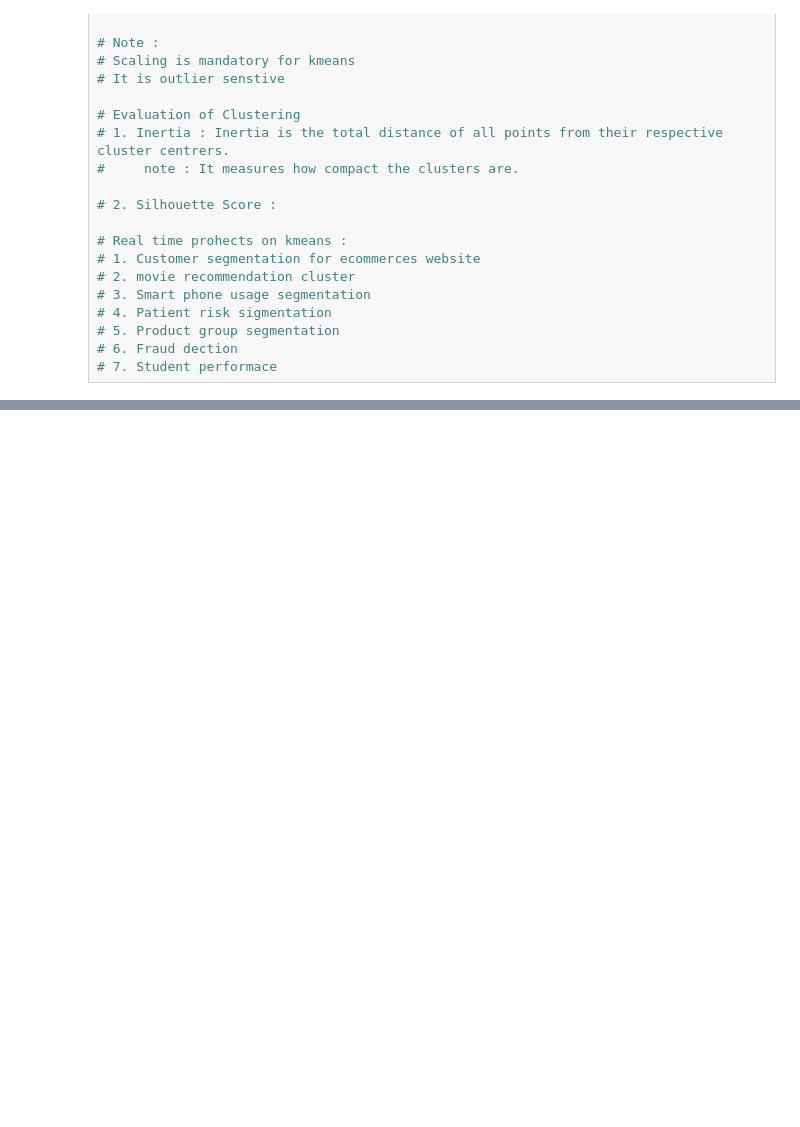
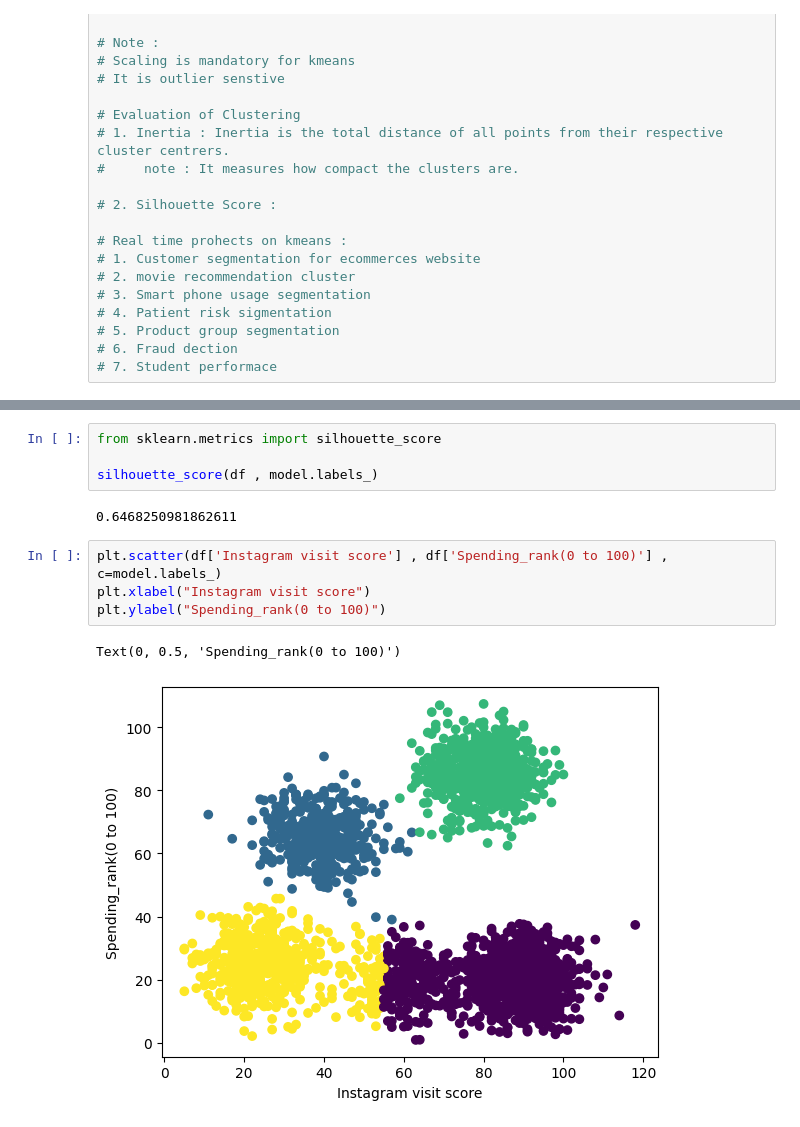
Before and after one commit to Sri-Harsha-ka/TekWorkWeeklyTasks, a Jupyter notebook: HS5_UnsupervisedLearning/KMeans.ipynb, the cells around one changed output, grey strips where cells are left out. Cells and saved outputs as stored; diff of their text form; blank space fills up the shorter version.

```diff
--- a/HS5_UnsupervisedLearning/KMeans.ipynb
+++ b/HS5_UnsupervisedLearning/KMeans.ipynb
@@ -47,0 +97,13 @@ import numpy as np
+# %%
+from sklearn.metrics import silhouette_score
+
+silhouette_score(df , model.labels_)
+# %% [output]
+0.6468250981862611
+# %%
+plt.scatter(df['Instagram visit score'] , df['Spending_rank(0 to 100)'] , c=model.labels_)
+plt.xlabel("Instagram visit score")
+plt.ylabel("Spending_rank(0 to 100)")
+# %% [output]
+Text(0, 0.5, 'Spending_rank(0 to 100)')
+[figure, added]
```
Also changed, not shown: parts of 12 cells of this notebook.
